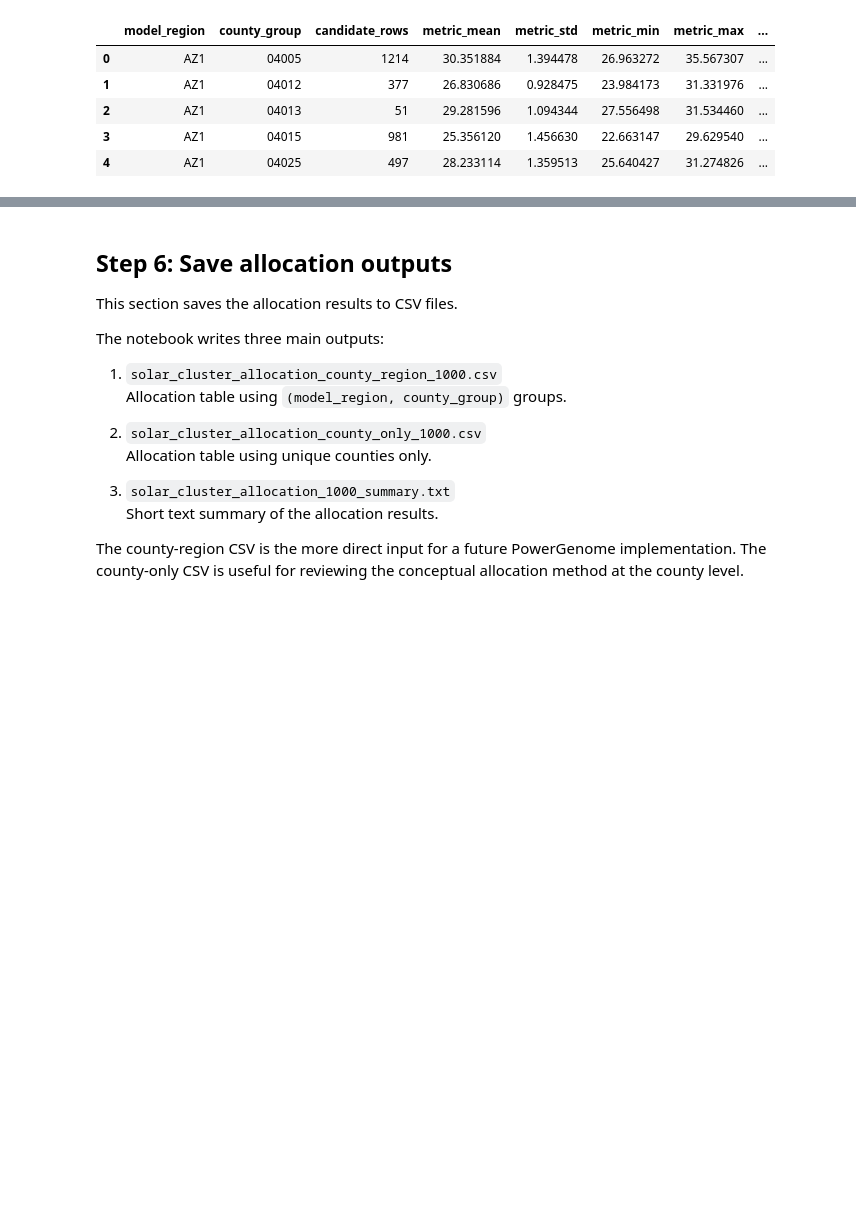
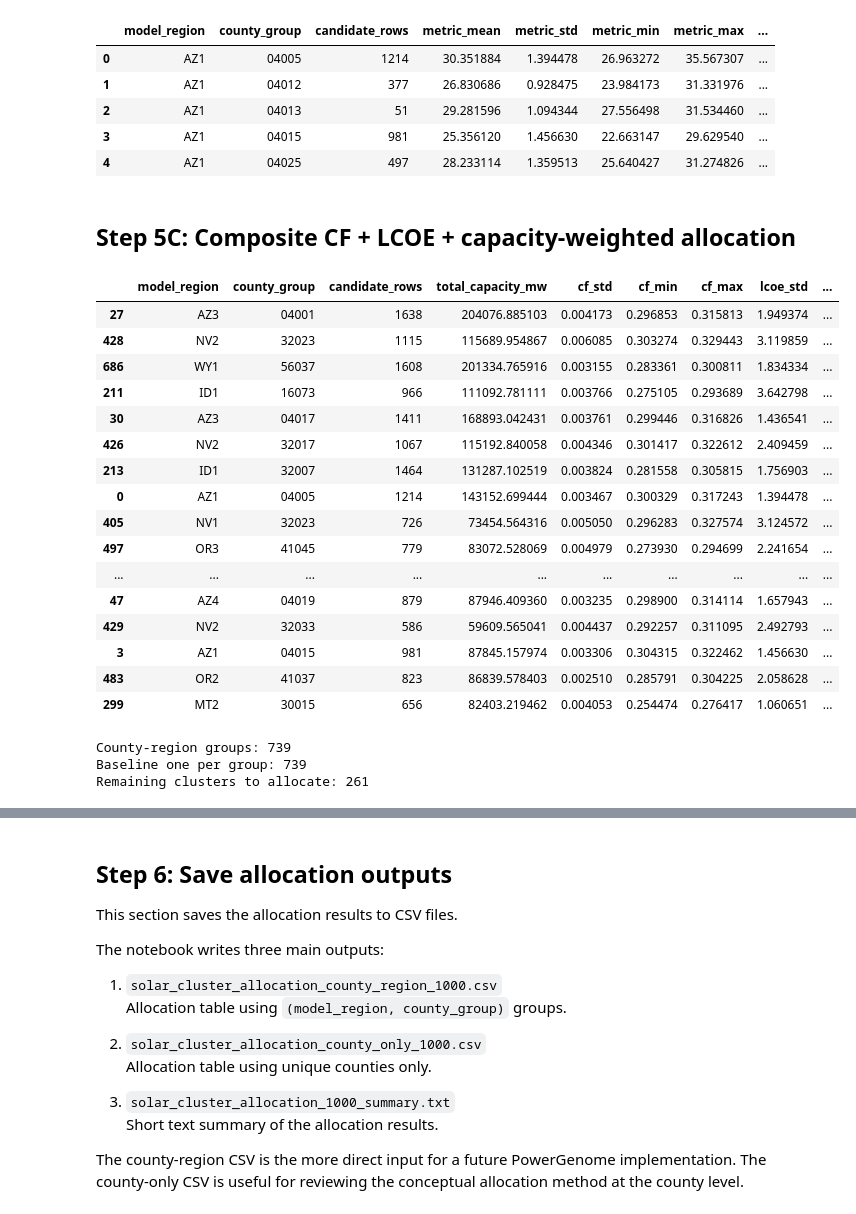
Before and after one commit to laurenthanhvo/solar-county-analysis, a Jupyter notebook: notebooks/allocate_1000_solar_clusters.ipynb, the cells around one changed output, grey strips where cells are left out. Drawn from its saved outputs; the diff is of its cells as text; code cells hidden in the pictures; blank space fills up the shorter version.

```diff
--- a/notebooks/allocate_1000_solar_clusters.ipynb
+++ b/notebooks/allocate_1000_solar_clusters.ipynb
@@ -629,3 +629,82 @@ county_region_alloc.head()
 | 2 | AZ1 | 04013 | 51 | 29.281596 | 1.094344 | 27.556498 | 31.534460 | ... |
 | 3 | AZ1 | 04015 | 981 | 25.356120 | 1.456630 | 22.663147 | 29.629540 | ... |
 | 4 | AZ1 | 04025 | 497 | 28.233114 | 1.359513 | 25.640427 | 31.274826 | ... |
+# %% [markdown]
+## Step 5C: Composite CF + LCOE + capacity-weighted allocation
+# %%
+TOTAL_POOL = 1000
+W_CF = 0.5
+W_LCOE = 0.5
+
+cap_col = "capacity_mw"
+
+if cap_col not in wecc.columns:
+    raise ValueError(f"Missing capacity column: {cap_col}")
+
+county_region_composite_stats = (
+    wecc.groupby(["model_region", county_col])
+    .agg(
+        candidate_rows=(lcoe_col, "size"),
+        total_capacity_mw=(cap_col, "sum"),
+        cf_std=(cf_col, "std"),
+        cf_min=(cf_col, "min"),
+        cf_max=(cf_col, "max"),
+        lcoe_std=(lcoe_col, "std"),
+        lcoe_min=(lcoe_col, "min"),
+        lcoe_max=(lcoe_col, "max"),
+    )
+    .reset_index()
+)
+
+county_region_composite_stats["cf_std"] = county_region_composite_stats["cf_std"].fillna(0)
+county_region_composite_stats["lcoe_std"] = county_region_composite_stats["lcoe_std"].fillna(0)
+
+def minmax_norm(s):
+    denom = s.max() - s.min()
+    if denom == 0:
+        return pd.Series(0.0, index=s.index)
+    return (s - s.min()) / denom
+
+county_region_composite_stats["cf_std_norm"] = minmax_norm(county_region_composite_stats["cf_std"])
+county_region_composite_stats["lcoe_std_norm"] = minmax_norm(county_region_composite_stats["lcoe_std"])
+
+county_region_composite_stats["composite_variability_score"] = (
+    W_CF * county_region_composite_stats["cf_std_norm"]
+    + W_LCOE * county_region_composite_stats["lcoe_std_norm"]
+)
+
+county_region_composite_stats["capacity_weighted_score"] = (
+    county_region_composite_stats["composite_variability_score"]
+    * county_region_composite_stats["total_capacity_mw"]
+)
+
+display(
+    county_region_composite_stats
+    .sort_values("capacity_weighted_score", ascending=False)
+    .head(20)
+)
+
+print("County-region groups:", len(county_region_composite_stats))
+print("Baseline one per group:", len(county_region_composite_stats))
+print("Remaining clusters to allocate:", TOTAL_POOL - len(county_region_composite_stats))
+# %% [output]
+|  | model_region | county_group | candidate_rows | total_capacity_mw | cf_std | cf_min | cf_max | lcoe_std | ... |
+| 27 | AZ3 | 04001 | 1638 | 204076.885103 | 0.004173 | 0.296853 | 0.315813 | 1.949374 | ... |
+| 428 | NV2 | 32023 | 1115 | 115689.954867 | 0.006085 | 0.303274 | 0.329443 | 3.119859 | ... |
+| 686 | WY1 | 56037 | 1608 | 201334.765916 | 0.003155 | 0.283361 | 0.300811 | 1.834334 | ... |
+| 211 | ID1 | 16073 | 966 | 111092.781111 | 0.003766 | 0.275105 | 0.293689 | 3.642798 | ... |
+| 30 | AZ3 | 04017 | 1411 | 168893.042431 | 0.003761 | 0.299446 | 0.316826 | 1.436541 | ... |
+| 426 | NV2 | 32017 | 1067 | 115192.840058 | 0.004346 | 0.301417 | 0.322612 | 2.409459 | ... |
+| 213 | ID1 | 32007 | 1464 | 131287.102519 | 0.003824 | 0.281558 | 0.305815 | 1.756903 | ... |
+| 0 | AZ1 | 04005 | 1214 | 143152.699444 | 0.003467 | 0.300329 | 0.317243 | 1.394478 | ... |
+| 405 | NV1 | 32023 | 726 | 73454.564316 | 0.005050 | 0.296283 | 0.327574 | 3.124572 | ... |
+| 497 | OR3 | 41045 | 779 | 83072.528069 | 0.004979 | 0.273930 | 0.294699 | 2.241654 | ... |
+| ... | ... | ... | ... | ... | ... | ... | ... | ... | ... |
+| 47 | AZ4 | 04019 | 879 | 87946.409360 | 0.003235 | 0.298900 | 0.314114 | 1.657943 | ... |
+| 429 | NV2 | 32033 | 586 | 59609.565041 | 0.004437 | 0.292257 | 0.311095 | 2.492793 | ... |
+| 3 | AZ1 | 04015 | 981 | 87845.157974 | 0.003306 | 0.304315 | 0.322462 | 1.456630 | ... |
+| 483 | OR2 | 41037 | 823 | 86839.578403 | 0.002510 | 0.285791 | 0.304225 | 2.058628 | ... |
+| 299 | MT2 | 30015 | 656 | 82403.219462 | 0.004053 | 0.254474 | 0.276417 | 1.060651 | ... |
+County-region groups: 739
+Baseline one per group: 739
+Remaining clusters to allocate: 261
```
Also changed, not shown: parts of 6 cells of this notebook, 1 other file.
